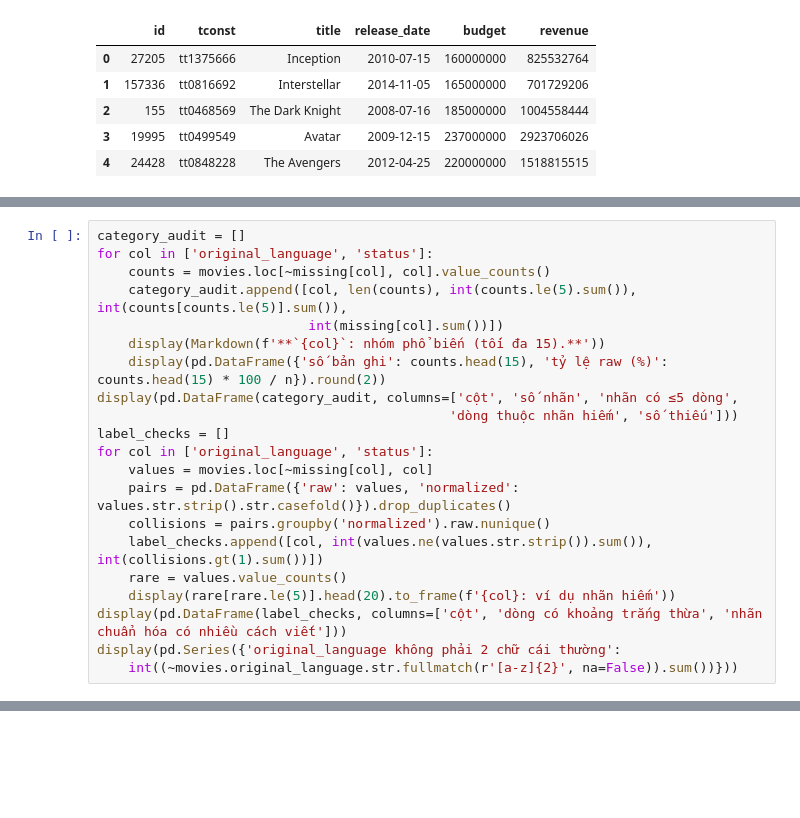
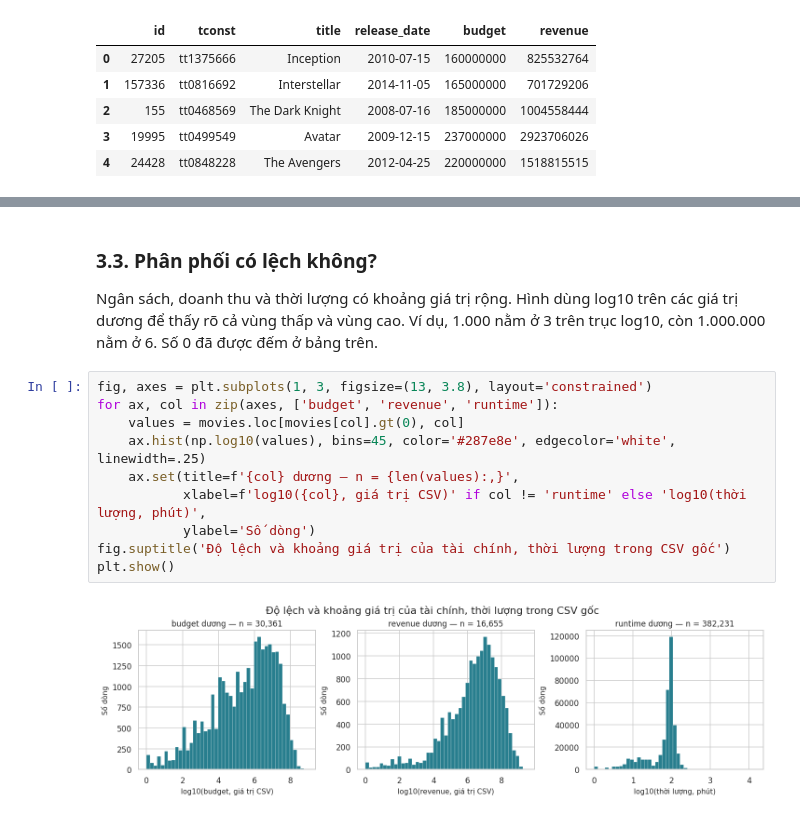
Before and after one commit to tranthuankhang/Movies-Dataset, a Jupyter notebook: notebooks/01_collection_exploration.ipynb, the cells around one changed output, grey strips where cells are left out. Saved outputs shown, nothing was run; the diff lists cells and outputs as text; blank space fills up the shorter version.

```diff
--- a/notebooks/01_collection_exploration.ipynb
+++ b/notebooks/01_collection_exploration.ipynb
@@ -679,21 +131,0 @@ Không tự gộp nhãn nếu chưa xác minh ý nghĩa.
-# %%
-category_audit = []
-for col in ['original_language', 'status']:
-    counts = movies.loc[~missing[col], col].value_counts()
-    category_audit.append([col, len(counts), int(counts.le(5).sum()), int(counts[counts.le(5)].sum()),
-                           int(missing[col].sum())])
-    display(Markdown(f'**`{col}`: nhóm phổ biến (tối đa 15).**'))
-    display(pd.DataFrame({'số bản ghi': counts.head(15), 'tỷ lệ raw (%)': counts.head(15) * 100 / n}).round(2))
-display(pd.DataFrame(category_audit, columns=['cột', 'số nhãn', 'nhãn có ≤5 dòng',
-                                             'dòng thuộc nhãn hiếm', 'số thiếu']))
-label_checks = []
-for col in ['original_language', 'status']:
-    values = movies.loc[~missing[col], col]
-    pairs = pd.DataFrame({'raw': values, 'normalized': values.str.strip().str.casefold()}).drop_duplicates()
-    collisions = pairs.groupby('normalized').raw.nunique()
-    label_checks.append([col, int(values.ne(values.str.strip()).sum()), int(collisions.gt(1).sum())])
-    rare = values.value_counts()
-    display(rare[rare.le(5)].head(20).to_frame(f'{col}: ví dụ nhãn hiếm'))
-display(pd.DataFrame(label_checks, columns=['cột', 'dòng có khoảng trắng thừa', 'nhãn chuẩn hóa có nhiều cách viết']))
-display(pd.Series({'original_language không phải 2 chữ cái thường':
-    int((~movies.original_language.str.fullmatch(r'[a-z]{2}', na=False)).sum())}))
@@ -1521,0 +524,16 @@ print('Đã kiểm tra nguồn và các mẫu Q1–Q4. SHA-256 CSV khớp trư
+# %% [markdown]
+### 3.3. Phân phối có lệch không?
+
+Ngân sách, doanh thu và thời lượng có khoảng giá trị rộng. Hình dùng log10 trên các giá trị dương để thấy rõ cả vùng thấp và vùng cao. Ví dụ, 1.000 nằm ở 3 trên trục log10, còn 1.000.000 nằm ở 6. Số 0 đã được đếm ở bảng trên.
+# %%
+fig, axes = plt.subplots(1, 3, figsize=(13, 3.8), layout='constrained')
+for ax, col in zip(axes, ['budget', 'revenue', 'runtime']):
+    values = movies.loc[movies[col].gt(0), col]
+    ax.hist(np.log10(values), bins=45, color='#287e8e', edgecolor='white', linewidth=.25)
+    ax.set(title=f'{col} dương — n = {len(values):,}',
+           xlabel=f'log10({col}, giá trị CSV)' if col != 'runtime' else 'log10(thời lượng, phút)',
+           ylabel='Số dòng')
+fig.suptitle('Độ lệch và khoảng giá trị của tài chính, thời lượng trong CSV gốc')
+plt.show()
+# %% [output]
+[figure, added]
```
Also changed, not shown: parts of 158 cells of this notebook, 2 other files.
